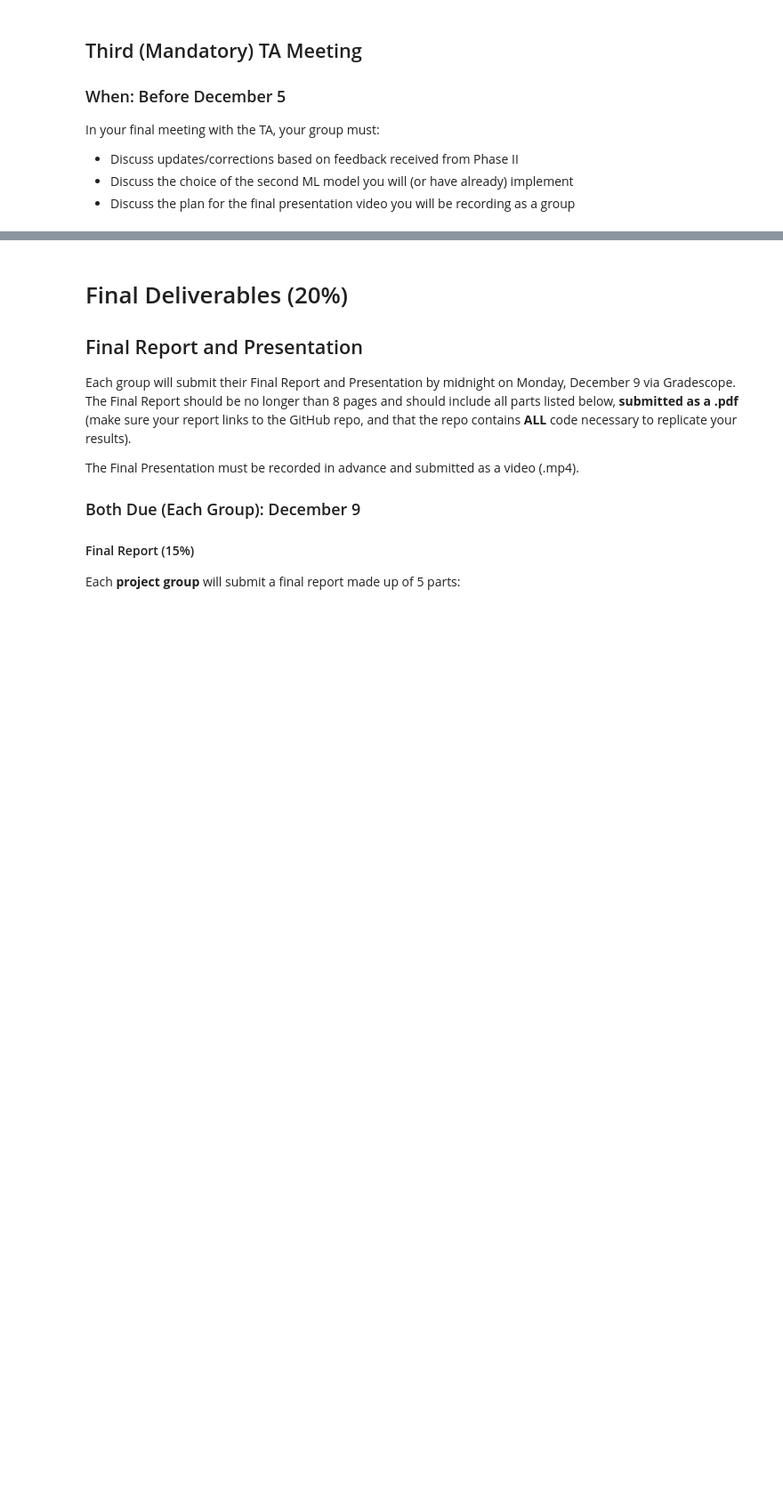
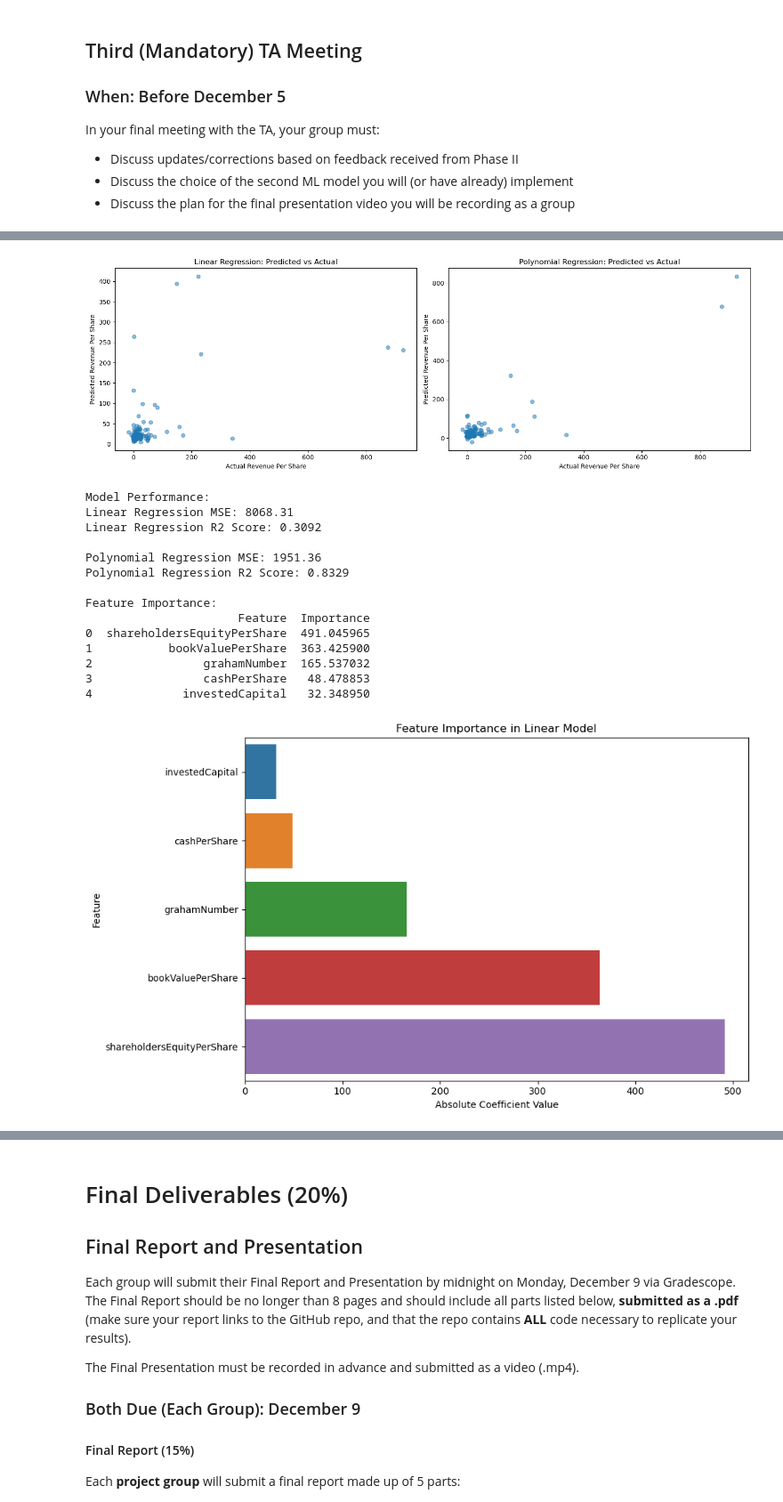
Before and after one commit to broken111/DS3000Project, a Jupyter notebook: ProjectGuidelines_Phase3.ipynb, the cells around one changed output, grey strips where cells are left out. Shown at 89% size. Cells and saved outputs as stored; diff of their text form; code cells hidden in the pictures; blank space fills up the shorter version.

```diff
--- a/ProjectGuidelines_Phase3.ipynb
+++ b/ProjectGuidelines_Phase3.ipynb
@@ -423,0 +643,60 @@ In your final meeting with the TA, your group must:
+# %%
+# Prediction vs Actual plots
+plt.figure(figsize=(15, 5))
+
+plt.subplot(1, 2, 1)
+plt.scatter(y_test, lr_pred, alpha=0.5)
+plt.xlabel('Actual Revenue Per Share')
+plt.ylabel('Predicted Revenue Per Share')
+plt.title('Linear Regression: Predicted vs Actual')
+
+plt.subplot(1, 2, 2)
+plt.scatter(y_test, poly_pred, alpha=0.5)
+plt.xlabel('Actual Revenue Per Share')
+plt.ylabel('Predicted Revenue Per Share')
+plt.title('Polynomial Regression: Predicted vs Actual')
+
+plt.tight_layout()
+plt.show()
+
+# Print performance metrics
+print("Model Performance:")
+print(f"Linear Regression MSE: {lr_mse:.2f}")
+print(f"Linear Regression R2 Score: {lr_r2:.4f}")
+print(f"\nPolynomial Regression MSE: {poly_mse:.2f}")
+print(f"Polynomial Regression R2 Score: {poly_r2:.4f}")
+
+# Feature importance
+feature_importance = pd.DataFrame({
+    'Feature': selected_features,
+    'Importance': abs(lr_model.coef_)
+})
+print("\nFeature Importance:")
+print(feature_importance.sort_values('Importance', ascending=False))
+
+# Visualize feature importance
+plt.figure(figsize=(10, 6))
+sns.barplot(data=feature_importance.sort_values('Importance', ascending=True),
+            x='Importance',
+            y='Feature')
+plt.title('Feature Importance in Linear Model')
+plt.xlabel('Absolute Coefficient Value')
+plt.tight_layout()
+plt.show()
+# %% [output]
+[figure, added]
+Model Performance:
+Linear Regression MSE: 8068.31
+Linear Regression R2 Score: 0.3092
+
+Polynomial Regression MSE: 1951.36
+Polynomial Regression R2 Score: 0.8329
+
+Feature Importance:
+                      Feature  Importance
+0  shareholdersEquityPerShare  491.045965
+1           bookValuePerShare  363.425900
+2                grahamNumber  165.537032
+3                cashPerShare   48.478853
+4             investedCapital   32.348950
+[figure, added]
```
Also changed, not shown: parts of 19 cells of this notebook, 1 other file.
